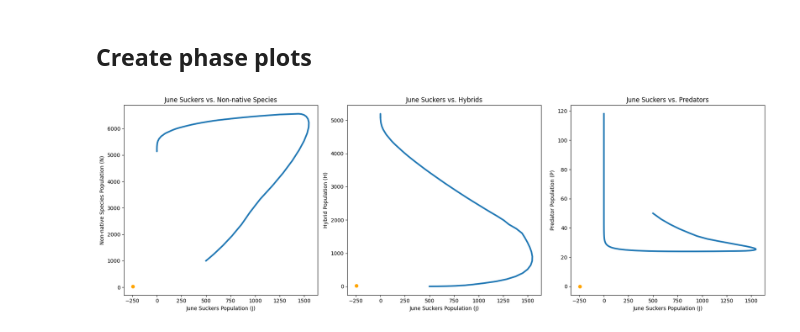
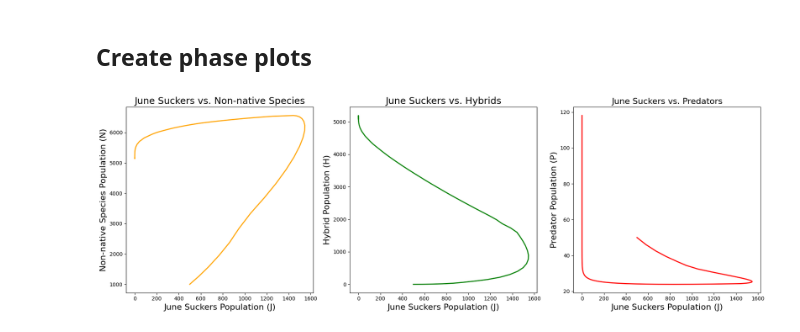
Before and after one commit to sophieharman/Volume-4-ModelingProject, a Jupyter notebook: equilibrium_points.ipynb, the cells around one changed output. Cells and saved outputs as stored; diff of their text form; code cells hidden in the pictures.

```diff
--- a/equilibrium_points.ipynb
+++ b/equilibrium_points.ipynb
@@ -163,30 +266,27 @@ Predator (P) does not reach equilibrium within the simulation time.
 # %%
 # Create a figure with 3 subplots in one row
 fig, axes = plt.subplots(1, 3, figsize=(18, 6))
 
 # Phase plot 1: June suckers vs. non-native species
-axes[0].plot(J_t, N_t, lw=3)
-axes[0].scatter([J_eq], [N_eq], color='orange', zorder=5, label="Equilibrium Point") # Plot equilibrium point
-axes[0].set_title('June Suckers vs. Non-native Species')
-axes[0].set_xlabel('June Suckers Population (J)')
-axes[0].set_ylabel('Non-native Species Population (N)')
+axes[0].plot(J_t, N_t, lw=2, color='orange')
+axes[0].set_title('June Suckers vs. Non-native Species', fontsize=18)
+axes[0].set_xlabel('June Suckers Population (J)', fontsize=16)
+axes[0].set_ylabel('Non-native Species Population (N)', fontsize=16)
 
 # Phase plot 2: June suckers vs. hybrids
-axes[1].plot(J_t, H_t, lw=3)
-axes[1].scatter([J_eq], [H_eq], color='orange', zorder=5, label="Equilibrium Point") # Plot equilibrium point
-axes[1].set_title('June Suckers vs. Hybrids')
-axes[1].set_xlabel('June Suckers Population (J)')
-axes[1].set_ylabel('Hybrid Population (H)')
+axes[1].plot(J_t, H_t, lw=2, color='green')
+axes[1].set_title('June Suckers vs. Hybrids', fontsize=18)
+axes[1].set_xlabel('June Suckers Population (J)', fontsize=16)
+axes[1].set_ylabel('Hybrid Population (H)', fontsize=16)
 
 # Phase plot 3: June suckers vs. predators
-axes[2].plot(J_t, P_t, lw=3)
-axes[2].scatter([J_eq], [P_eq], color='orange', zorder=5, label="Equilibrium Point") # Plot equilibrium point
-axes[2].set_title('June Suckers vs. Predators')
-axes[2].set_xlabel('June Suckers Population (J)')
-axes[2].set_ylabel('Predator Population (P)')
+axes[2].plot(J_t, P_t, lw=2, color='red')
+axes[2].set_title('June Suckers vs. Predators', fontsize=16)
+axes[2].set_xlabel('June Suckers Population (J)', fontsize=16)
+axes[2].set_ylabel('Predator Population (P)', fontsize=16)
 
 # Adjust layout to prevent overlap
 plt.tight_layout()
 plt.show()
 # %% [output]
-[figure, old version]
+[figure, new version]
```
Also changed, not shown: parts of 5 cells of this notebook.
